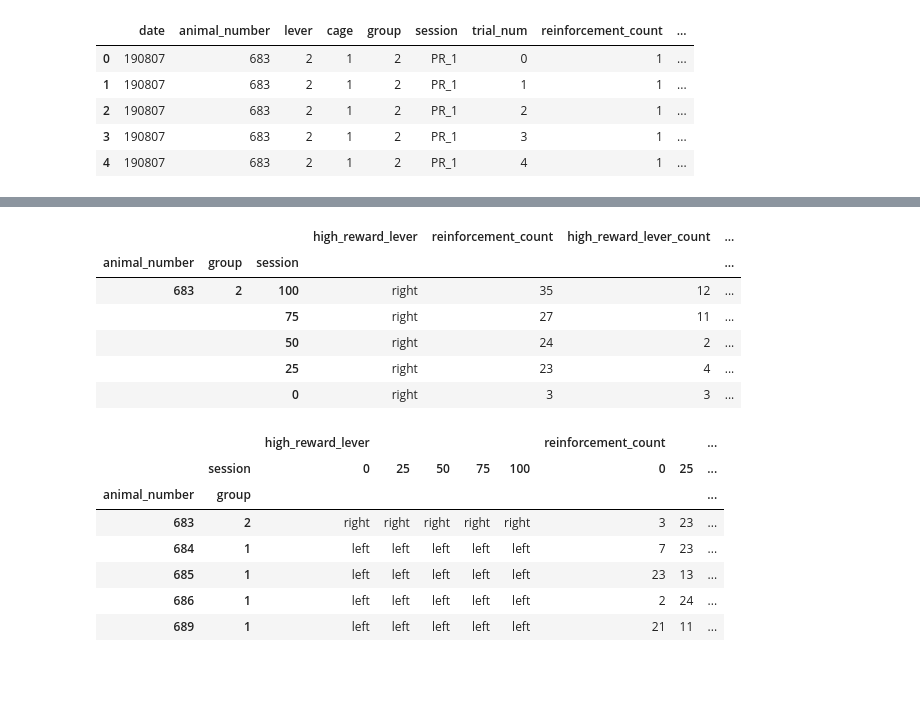
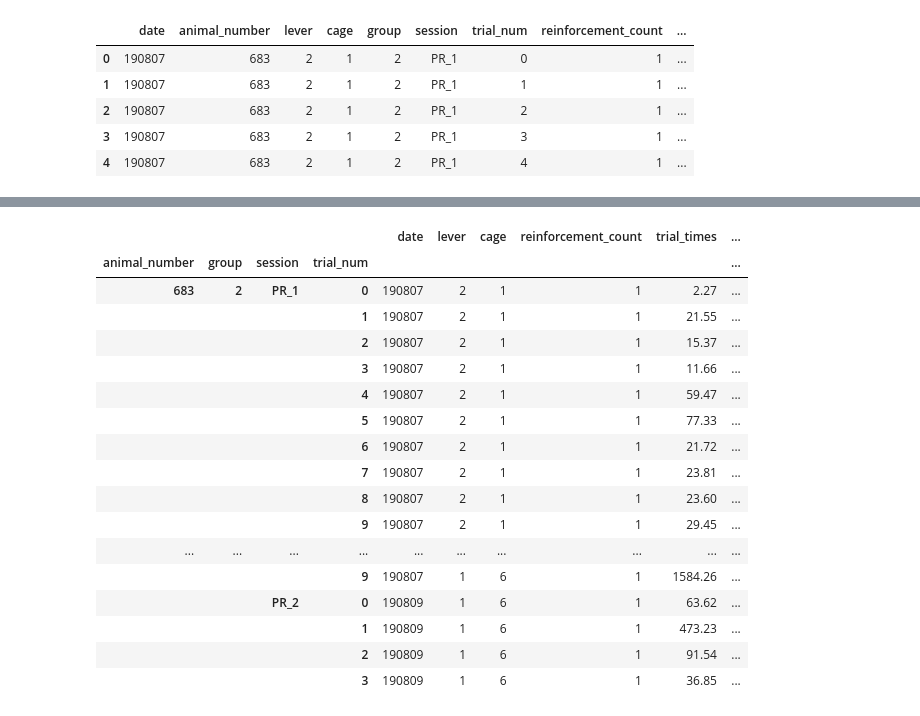
Before and after one commit to grace3999/MedPC, a Jupyter notebook: PR_task_analysis.ipynb, the cells around one changed output, grey strips where cells are left out. Saved outputs shown, nothing was run; the diff lists cells and outputs as text; code cells hidden in the pictures; blank space fills up the shorter version.

```diff
--- a/PR_task_analysis.ipynb
+++ b/PR_task_analysis.ipynb
@@ -95,7 +75,7 @@ array(['date', 'animal_number', 'session', 'trial_num',
 # %%
 #make new df with combined data
 
-pr_df_session = pd.DataFrame()
+pr_df_trial = pd.DataFrame()
 
 animals = df_final['animal_number'].unique()
 
@@ -122,16 +102,16 @@ for animal in animals:
             animal_data_session['lever_press_latency_1st'] = animal_data_session['left_lever_press_latency_1st']
             animal_data_session['lever_press_latency_ave'] = animal_data_session['left_lever_press_latency_ave_bit']
 
-        pr_df_session = pr_df_session.append(animal_data_session)
+        pr_df_trial = pr_df_trial.append(animal_data_session)
 
-pr_df_session.reset_index(inplace=True, drop=True)
-pr_df_session = pr_df_session[['date', 'animal_number', 'lever', 'cage', 'group', 'session', 'trial_num',
+pr_df_trial.reset_index(inplace=True, drop=True)
+pr_df_trial = pr_df_trial[['date', 'animal_number', 'lever', 'cage', 'group', 'session', 'trial_num',
        'reinforcement_count', 'trial_times',
        'HE_trial_count', 'HE_trial_latency_1st',
        'HE_trial_latency_ave_bit',
        'lever_press_count', 'lever_press_latency_1st',
        'lever_press_latency_ave']]
-pr_df_session.head()
+pr_df_trial.head()
 # %% [output]
 |  | date | animal_number | lever | cage | group | session | trial_num | reinforcement_count | ... |
 | 0 | 190807 | 683 | 2 | 1 | 2 | PR_1 | 0 | 1 | ... |
@@ -152,25 +121,0 @@ sns.catplot(x='session', y='trial_num', data=pr_df_session, hue='group', ci=68,
-# %%
-choice_df = pd_df_session[pd_df_session['sub_session'] == 'choice']
-choice_df = choice_df.drop(['date', 'cage', 'sub_session'], axis=1)
-choice_df.set_index(['animal_number', 'group', 'session'], inplace=True)
-choice_df.head()
-# %% [output]
-|  |  |  | high_reward_lever | reinforcement_count | high_reward_lever_count | ... |
-| animal_number | group | session |  |  |  | ... |
-| 683 | 2 | 100 | right | 35 | 12 | ... |
-|  |  | 75 | right | 27 | 11 | ... |
-|  |  | 50 | right | 24 | 2 | ... |
-|  |  | 25 | right | 23 | 4 | ... |
-|  |  | 0 | right | 3 | 3 | ... |
-# %%
-choice_df = choice_df.unstack(-1)
-choice_df.head()
-# %% [output]
-|  |  | high_reward_lever |  |  |  |  | reinforcement_count |  | ... |
-|  | session | 0 | 25 | 50 | 75 | 100 | 0 | 25 | ... |
-| animal_number | group |  |  |  |  |  |  |  | ... |
-| 683 | 2 | right | right | right | right | right | 3 | 23 | ... |
-| 684 | 1 | left | left | left | left | left | 7 | 23 | ... |
-| 685 | 1 | left | left | left | left | left | 23 | 13 | ... |
-| 686 | 1 | left | left | left | left | left | 2 | 24 | ... |
-| 689 | 1 | left | left | left | left | left | 21 | 11 | ... |
@@ -178,0 +122,22 @@ choice_df.to_csv('choice_df.csv')
+# %%
+pr_df_trial_unstack = pr_df_trial
+pr_df_trial_unstack
+# %% [output]
+|  |  |  |  | date | lever | cage | reinforcement_count | trial_times | ... |
+| animal_number | group | session | trial_num |  |  |  |  |  | ... |
+| 683 | 2 | PR_1 | 0 | 190807 | 2 | 1 | 1 | 2.27 | ... |
+|  |  |  | 1 | 190807 | 2 | 1 | 1 | 21.55 | ... |
+|  |  |  | 2 | 190807 | 2 | 1 | 1 | 15.37 | ... |
+|  |  |  | 3 | 190807 | 2 | 1 | 1 | 11.66 | ... |
+|  |  |  | 4 | 190807 | 2 | 1 | 1 | 59.47 | ... |
+|  |  |  | 5 | 190807 | 2 | 1 | 1 | 77.33 | ... |
+|  |  |  | 6 | 190807 | 2 | 1 | 1 | 21.72 | ... |
+|  |  |  | 7 | 190807 | 2 | 1 | 1 | 23.81 | ... |
+|  |  |  | 8 | 190807 | 2 | 1 | 1 | 23.60 | ... |
+|  |  |  | 9 | 190807 | 2 | 1 | 1 | 29.45 | ... |
+| ... | ... | ... | ... | ... | ... | ... | ... | ... | ... |
+|  |  |  | 9 | 190807 | 1 | 6 | 1 | 1584.26 | ... |
+|  |  | PR_2 | 0 | 190809 | 1 | 6 | 1 | 63.62 | ... |
+|  |  |  | 1 | 190809 | 1 | 6 | 1 | 473.23 | ... |
+|  |  |  | 2 | 190809 | 1 | 6 | 1 | 91.54 | ... |
+|  |  |  | 3 | 190809 | 1 | 6 | 1 | 36.85 | ... |
```
Also changed, not shown: parts of 10 cells of this notebook.
